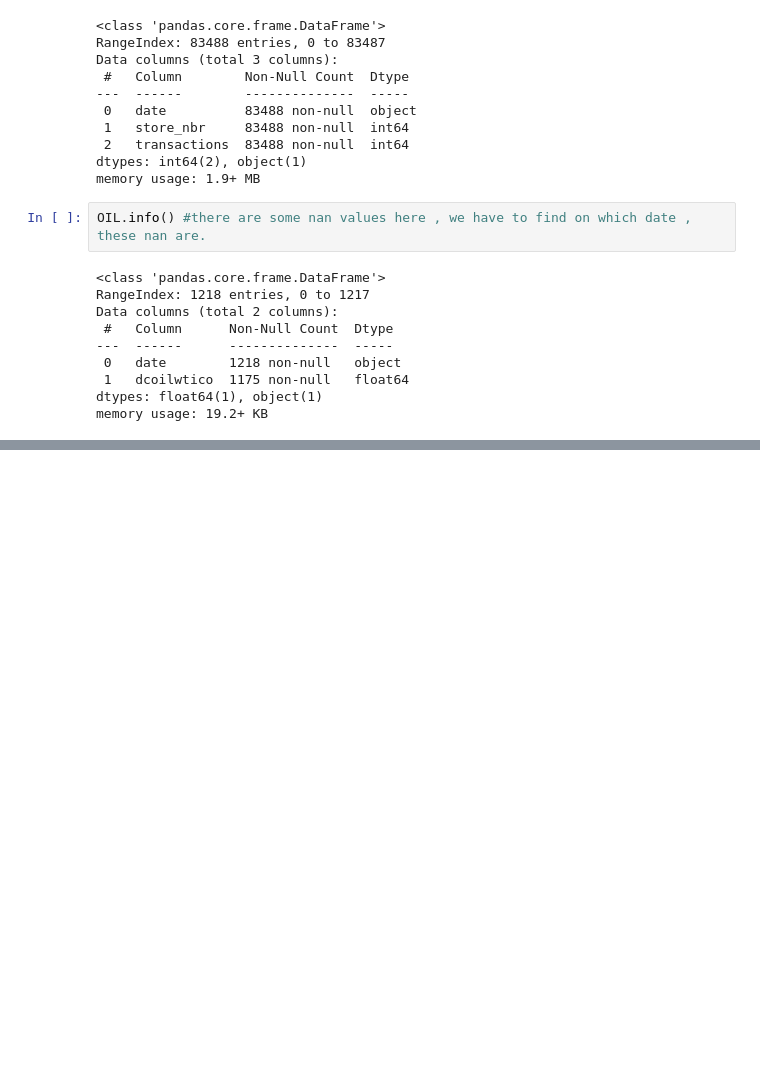
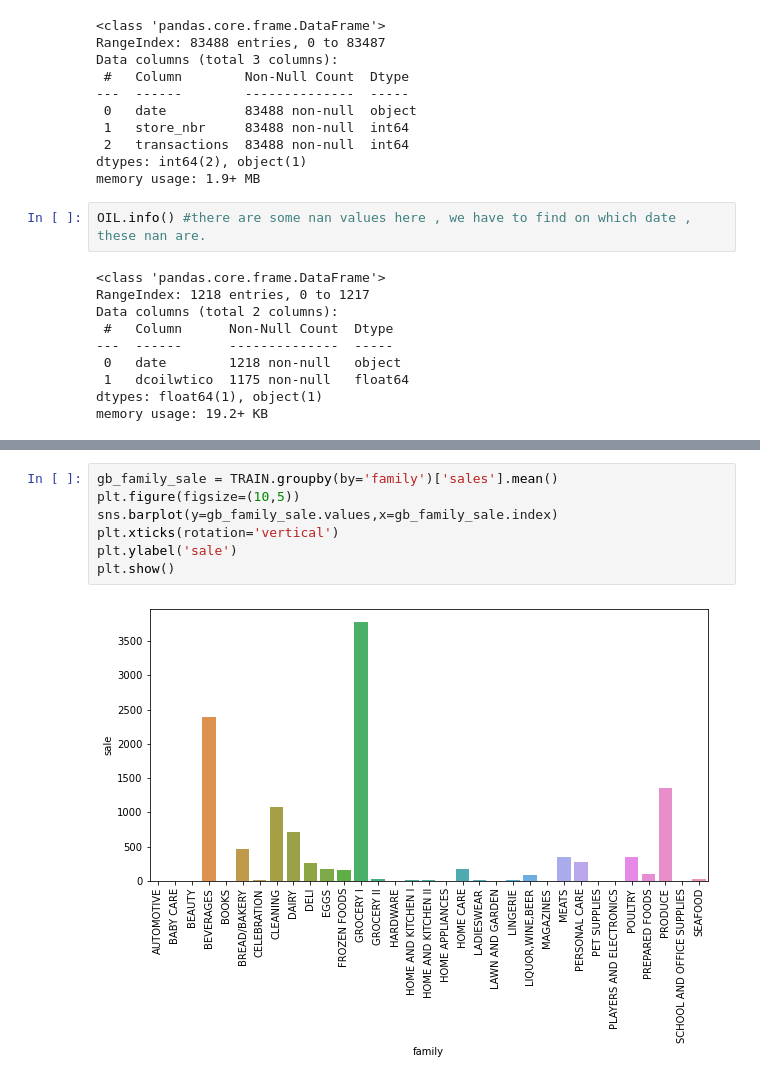
Before and after one commit to isoori/Store-Sales, a Jupyter notebook: Untitled.ipynb, the cells around one changed output, grey strips where cells are left out. Saved outputs shown, nothing was run; the diff lists cells and outputs as text; blank space fills up the shorter version.

```diff
--- a/Untitled.ipynb
+++ b/Untitled.ipynb
@@ -140,0 +149,9 @@ OIL['date'] = pd.to_datetime(OIL['date'])
+# %%
+gb_family_sale = TRAIN.groupby(by='family')['sales'].mean()
+plt.figure(figsize=(10,5))
+sns.barplot(y=gb_family_sale.values,x=gb_family_sale.index)
+plt.xticks(rotation='vertical')
+plt.ylabel('sale')
+plt.show()
+# %% [output]
+[figure, added]
```
Also changed, not shown: parts of 10 cells of this notebook.
